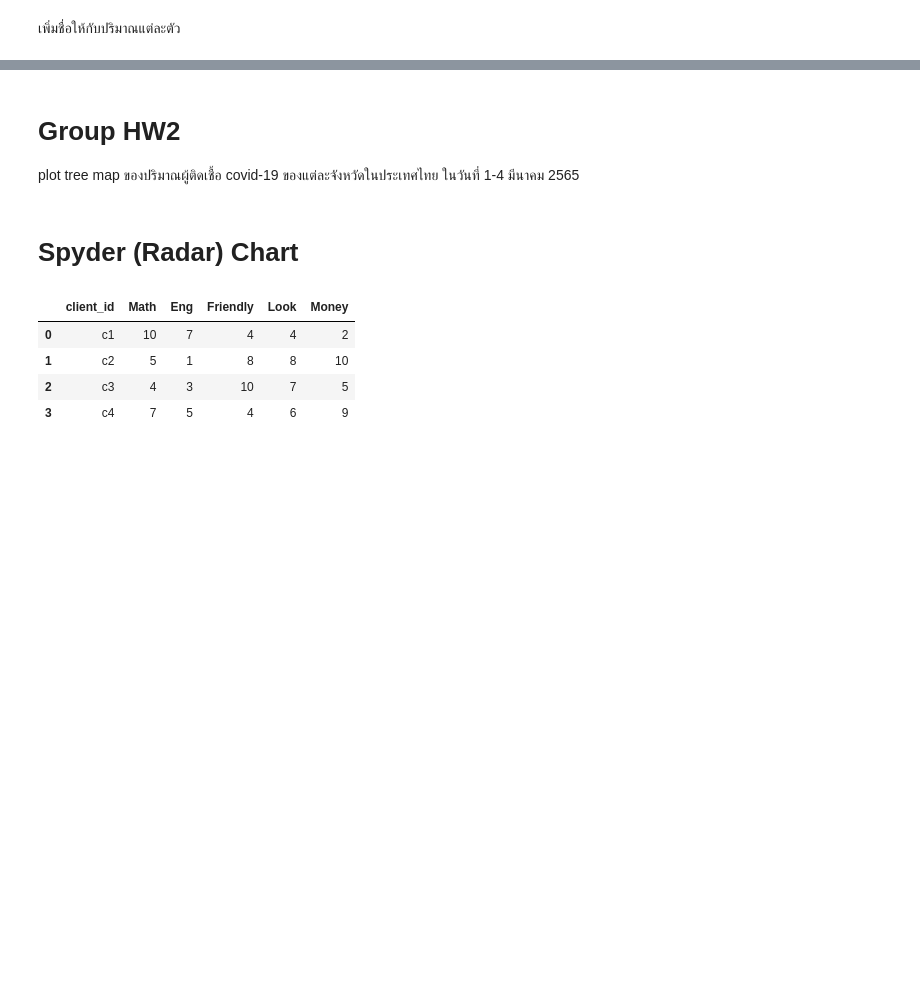
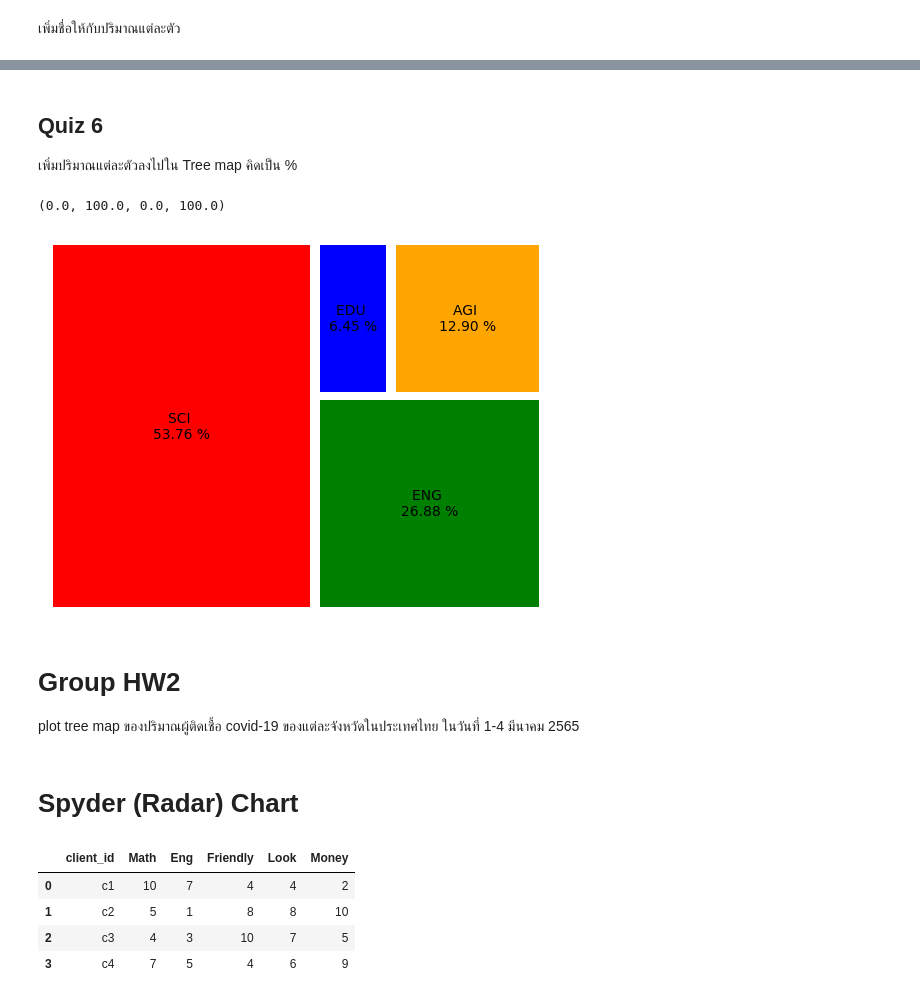
Before and after one commit to Wilanth/Python_dataviz2023, a Jupyter notebook: DataViz04_Data_Comparison.ipynb, the cells around one changed output, grey strips where cells are left out. Saved outputs shown, nothing was run; the diff lists cells and outputs as text; code cells hidden in the pictures; blank space fills up the shorter version.

Commit message:
Quiz 6 เสร็จแล้ว

```diff
--- a/DataViz04_Data_Comparison.ipynb
+++ b/DataViz04_Data_Comparison.ipynb
@@ -512,3 +511,19 @@ plt.axis('off')
+# %% [markdown]
+## Quiz 6
+เพิ่มปริมาณแต่ละตัวลงไปใน Tree map คิดเป็น %
+# %%
+a= (100*500)/930
+b= (100*250)/930
+c= (100*60)/930
+d= (100*120)/930
+labels = [f'SCI \n{a:.2f} %', f'ENG \n{b:.2f} %', f'EDU \n{c:.2f} %', f'AGI \n{d:.2f} %']
+data = [500, 250, 60, 120]
+color = ['red', 'green', 'blue', 'orange']
+squarify.plot(data,color=color,label = labels, pad = True)
+plt.axis('off')
+# %% [output]
+(0.0, 100.0, 0.0, 100.0)
+[figure, added]
 # %% [markdown]
 # Group HW2
 plot tree map ของปริมาณผู้ติดเชื้อ covid-19 ของแต่ละจังหวัดในประเทศไทย ในวันที่ 1-4 มีนาคม 2565
```
Also changed, not shown: parts of 18 cells of this notebook.
